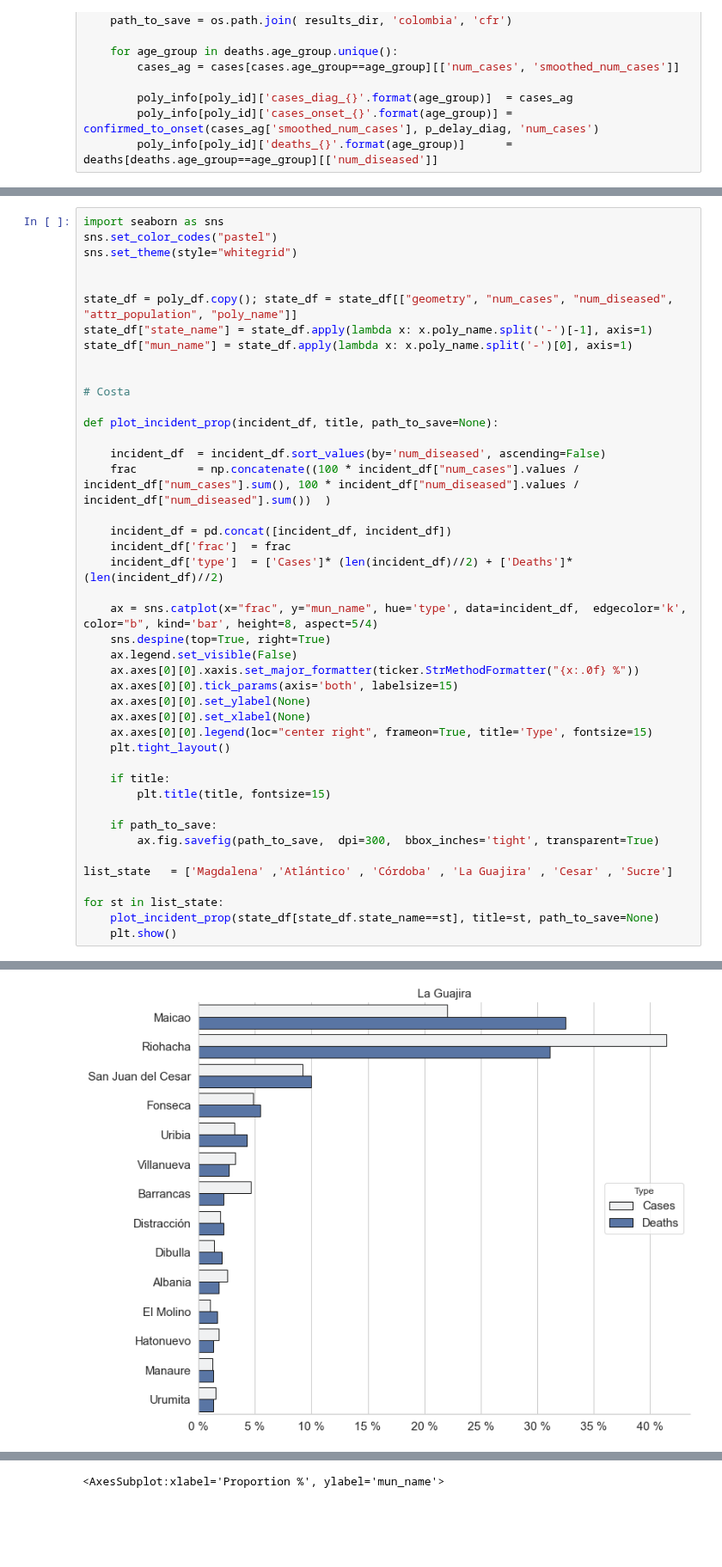
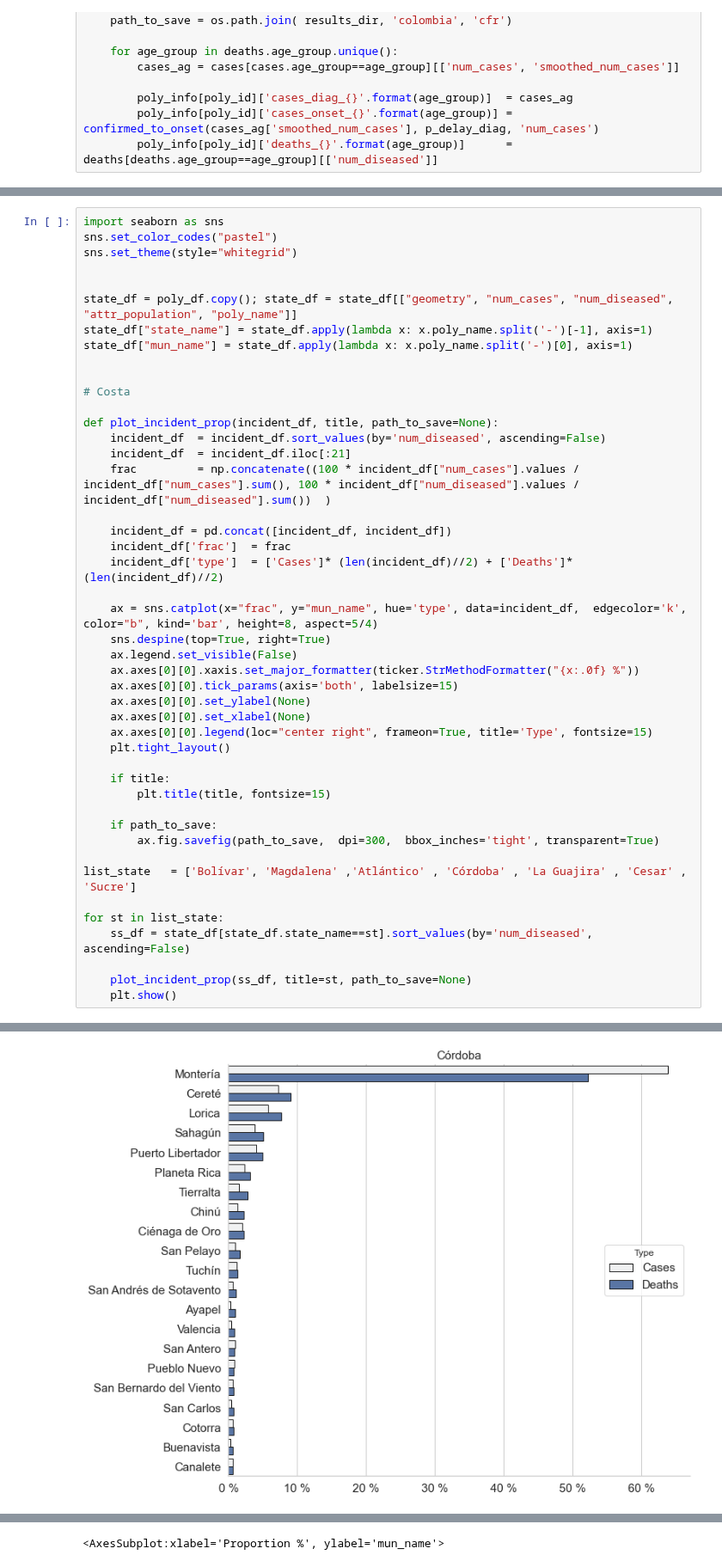
Before and after one commit to biomac-lab/covid19_forecast, a Jupyter notebook: prototypes/plots.ipynb, the cells around one changed output, grey strips where cells are left out. Shown at 86% size. Cells and saved outputs as stored; diff of their text form; blank space fills up the shorter version.

```diff
--- a/prototypes/plots.ipynb
+++ b/prototypes/plots.ipynb
@@ -352,8 +292,8 @@ state_df["mun_name"] = state_df.apply(lambda x: x.poly_name.split('-')[0], axis=
 # Costa
 
 def plot_incident_prop(incident_df, title, path_to_save=None):
-
     incident_df  = incident_df.sort_values(by='num_diseased', ascending=False)
+    incident_df  = incident_df.iloc[:21]
     frac         = np.concatenate((100 * incident_df["num_cases"].values / incident_df["num_cases"].sum(), 100 * incident_df["num_diseased"].values / incident_df["num_diseased"].sum())  )
 
     incident_df = pd.concat([incident_df, incident_df])
@@ -376,9 +316,11 @@ def plot_incident_prop(incident_df, title, path_to_save=None):
     if path_to_save:
         ax.fig.savefig(path_to_save,  dpi=300,  bbox_inches='tight', transparent=True)
 
-list_state   = ['Magdalena' ,'Atlántico' , 'Córdoba' , 'La Guajira' , 'Cesar' , 'Sucre']
+list_state   = ['Bolívar', 'Magdalena' ,'Atlántico' , 'Córdoba' , 'La Guajira' , 'Cesar' , 'Sucre']
 
 for st in list_state:
-    plot_incident_prop(state_df[state_df.state_name==st], title=st, path_to_save=None)
+    ss_df = state_df[state_df.state_name==st].sort_values(by='num_diseased', ascending=False)
+
+    plot_incident_prop(ss_df, title=st, path_to_save=None)
     plt.show()
 # %% [output]
@@ -388 +330 @@ for st in list_state:
-[figure, old version]
+[figure, new version]
```
Also changed, not shown: parts of 15 cells of this notebook, 1 other file.
